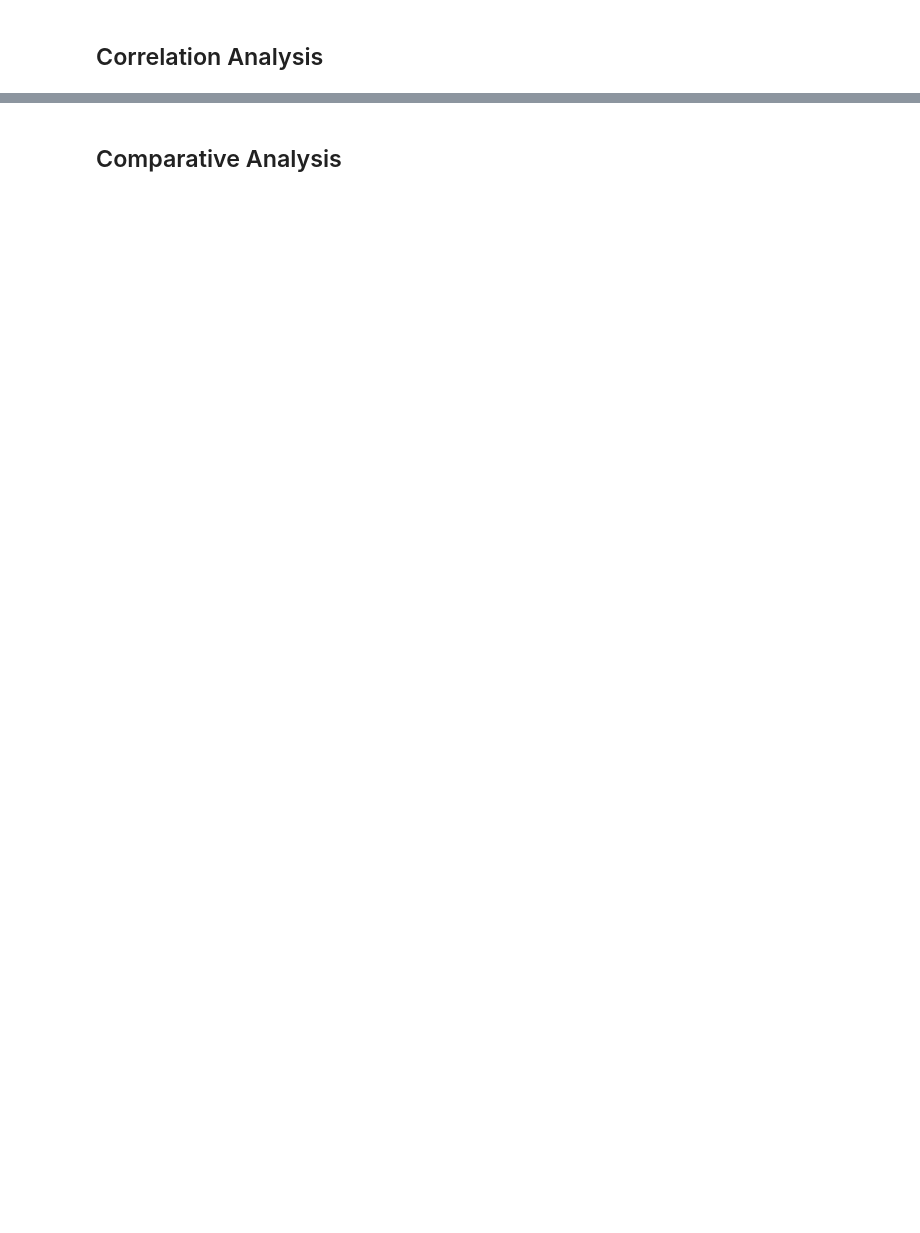
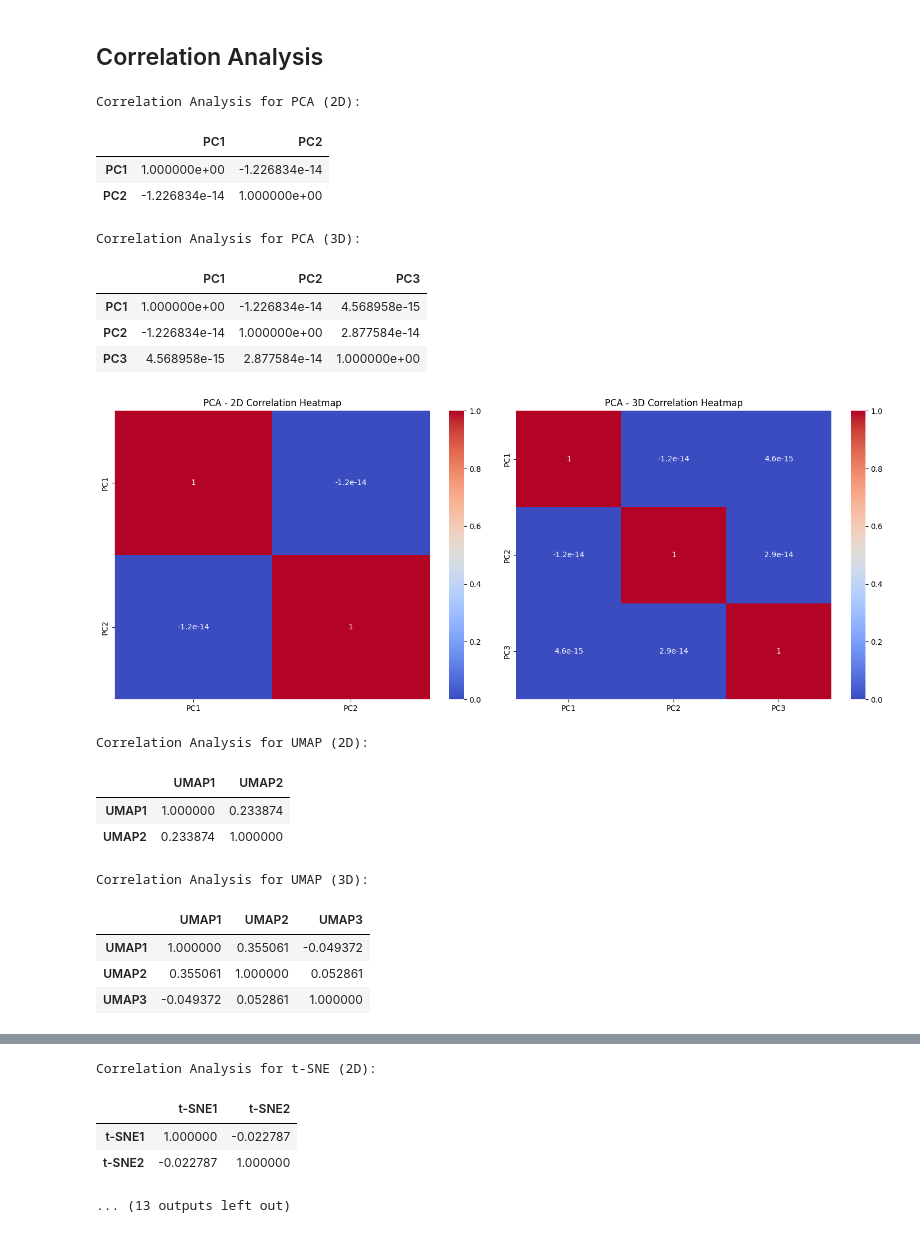
Before and after one commit to suxrobGM/cs6140-assignments, a Jupyter notebook: assignments/src/assignment4/notebook2.ipynb, the cells around one changed output, grey strips where cells are left out. Cells and saved outputs as stored; diff of their text form; code cells hidden in the pictures; blank space fills up the shorter version.

```diff
--- a/assignments/src/assignment4/notebook2.ipynb
+++ b/assignments/src/assignment4/notebook2.ipynb
@@ -180,0 +239,7 @@ UMAP reduction results:
+# %%
+# Take sample of random 10000 rows from the PCA-transformed features for visualization of TSNE, ISOMAP, and LLE
+# Since those methods are computationally expensive, we will use a sample for visualization
+sample_indices = np.random.choice(features_pca.shape[0], 10000, replace=False)
+sampled_features = features_pca[sample_indices]
+
+print("Sampled features shape:", sampled_features.shape)
@@ -184,8 +251,8 @@ UMAP reduction results:
 from sklearn.manifold import TSNE
 
 # Apply t-SNE for 2D and 3D
-tsne_2d = TSNE(n_components=2, perplexity=30, n_jobs=-1).fit_transform(features_pca)
-tsne_3d = TSNE(n_components=3, perplexity=30, n_jobs=-1).fit_transform(features_pca)
+tsne_2d = TSNE(n_components=2, n_jobs=-1).fit_transform(sampled_features)
+tsne_3d = TSNE(n_components=3, n_jobs=-1).fit_transform(sampled_features)
 
 # Save t-SNE results for visualization
 tsne_reduction = {"2D": tsne_2d, "3D": tsne_3d}
@@ -200,8 +269,8 @@ KeyboardInterrupt:
 from sklearn.manifold import LocallyLinearEmbedding
 
 # Apply LLE for 2D and 3D
-lle_2d = LocallyLinearEmbedding(n_components=2, n_jobs=-1).fit_transform(features_df)
-lle_3d = LocallyLinearEmbedding(n_components=3, n_jobs=-1).fit_transform(features_df)
+lle_2d = LocallyLinearEmbedding(n_components=2, n_jobs=-1).fit_transform(sampled_features)
+lle_3d = LocallyLinearEmbedding(n_components=3, n_jobs=-1).fit_transform(sampled_features)
 
 # Save LLE results for visualization
 lle_reduction = {"2D": lle_2d, "3D": lle_3d}
@@ -317,7 +428,7 @@ plot_3d_scatter(isomap_reduction["3D"], genre_labels, "ISOMAP (3D) Visualization
 ## Correlation Analysis <a class="anchor" id="4"></a>
 # %%
 # Function to calculate and visualize correlations for reduced data
-def analyze_correlations(data_2d: np.DataFrame, data_3d: pd.DataFrame, method_name: str) -> None:
+def analyze_correlations(data_2d: pd.DataFrame, data_3d: pd.DataFrame, method_name: str) -> None:
     print(f"\nCorrelation Analysis for {method_name} (2D):")
     corr_2d = data_2d.corr()
     display(corr_2d)
@@ -331,33 +442,53 @@ def analyze_correlations(data_2d: np.DataFrame, data_3d: pd.DataFrame, method_na
 
     # Heatmap for 2D correlations
     sns.heatmap(corr_2d, annot=True, cmap="coolwarm", ax=axes[0])
     axes[0].set_title(f"{method_name} - 2D Correlation Heatmap")
 
     # Heatmap for 3D correlations
     sns.heatmap(corr_3d, annot=True, cmap="coolwarm", ax=axes[1])
     axes[1].set_title(f"{method_name} - 3D Correlation Heatmap")
 
     plt.tight_layout()
     plt.show()
 
 pca_2d_df = pd.DataFrame(pca_reduction["2D"], columns=["PC1", "PC2"])
 pca_3d_df = pd.DataFrame(pca_reduction["3D"], columns=["PC1", "PC2", "PC3"])
 
 umap_2d_df = pd.DataFrame(umap_reduction["2D"], columns=["UMAP1", "UMAP2"])
 umap_3d_df = pd.DataFrame(umap_reduction["3D"], columns=["UMAP1", "UMAP2", "UMAP3"])
 
-# tsne_2d_df = pd.DataFrame(tsne_reduction["2D"], columns=["t-SNE1", "t-SNE2"])
-# tsne_3d_df = pd.DataFrame(tsne_reduction["3D"], columns=["t-SNE1", "t-SNE2", "t-SNE3"])
+tsne_2d_df = pd.DataFrame(tsne_reduction["2D"], columns=["t-SNE1", "t-SNE2"])
+tsne_3d_df = pd.DataFrame(tsne_reduction["3D"], columns=["t-SNE1", "t-SNE2", "t-SNE3"])
 
 lle_2d_df = pd.DataFrame(lle_reduction["2D"], columns=["LLE1", "LLE2"])
 lle_3d_df = pd.DataFrame(lle_reduction["3D"], columns=["LLE1", "LLE2", "LLE3"])
 
 isomap_2d_df = pd.DataFrame(isomap_reduction["2D"], columns=["ISOMAP1", "ISOMAP2"])
 isomap_3d_df = pd.DataFrame(isomap_reduction["3D"], columns=["ISOMAP1", "ISOMAP2", "ISOMAP3"])
 
 # Analyze correlations for each method
 analyze_correlations(pca_2d_df, pca_3d_df, "PCA")
 analyze_correlations(umap_2d_df, umap_3d_df, "UMAP")
-#analyze_correlations(tsne_2d_df, tsne_3d_df, "t-SNE")
+analyze_correlations(tsne_2d_df, tsne_3d_df, "t-SNE")
 analyze_correlations(lle_2d_df, lle_3d_df, "LLE")
 analyze_correlations(isomap_2d_df, isomap_3d_df, "ISOMAP")
+# %% [output]
+Correlation Analysis for PCA (2D):
+|  | PC1 | PC2 |
+| PC1 | 1.000000e+00 | -1.226834e-14 |
+| PC2 | -1.226834e-14 | 1.000000e+00 |
+Correlation Analysis for PCA (3D):
+|  | PC1 | PC2 | PC3 |
+| PC1 | 1.000000e+00 | -1.226834e-14 | 4.568958e-15 |
+| PC2 | -1.226834e-14 | 1.000000e+00 | 2.877584e-14 |
+| PC3 | 4.568958e-15 | 2.877584e-14 | 1.000000e+00 |
+[figure, added]
+Correlation Analysis for UMAP (2D):
+|  | UMAP1 | UMAP2 |
+| UMAP1 | 1.000000 | 0.233874 |
+| UMAP2 | 0.233874 | 1.000000 |
+Correlation Analysis for UMAP (3D):
+|  | UMAP1 | UMAP2 | UMAP3 |
+| UMAP1 | 1.000000 | 0.355061 | -0.049372 |
+| UMAP2 | 0.355061 | 1.000000 | 0.052861 |
+| UMAP3 | -0.049372 | 0.052861 | 1.000000 |
@@ -364,2 +496,5 @@ analyze_correlations(isomap_2d_df, isomap_3d_df, "ISOMAP")
+Correlation Analysis for t-SNE (2D):
+|  | t-SNE1 | t-SNE2 |
+| t-SNE1 | 1.000000 | -0.022787 |
+| t-SNE2 | -0.022787 | 1.000000 |
+... (13 outputs left out)
-# %% [markdown]
-## Comparative Analysis <a class="anchor" id="5"></a>
```
Also changed, not shown: parts of 17 cells of this notebook.
